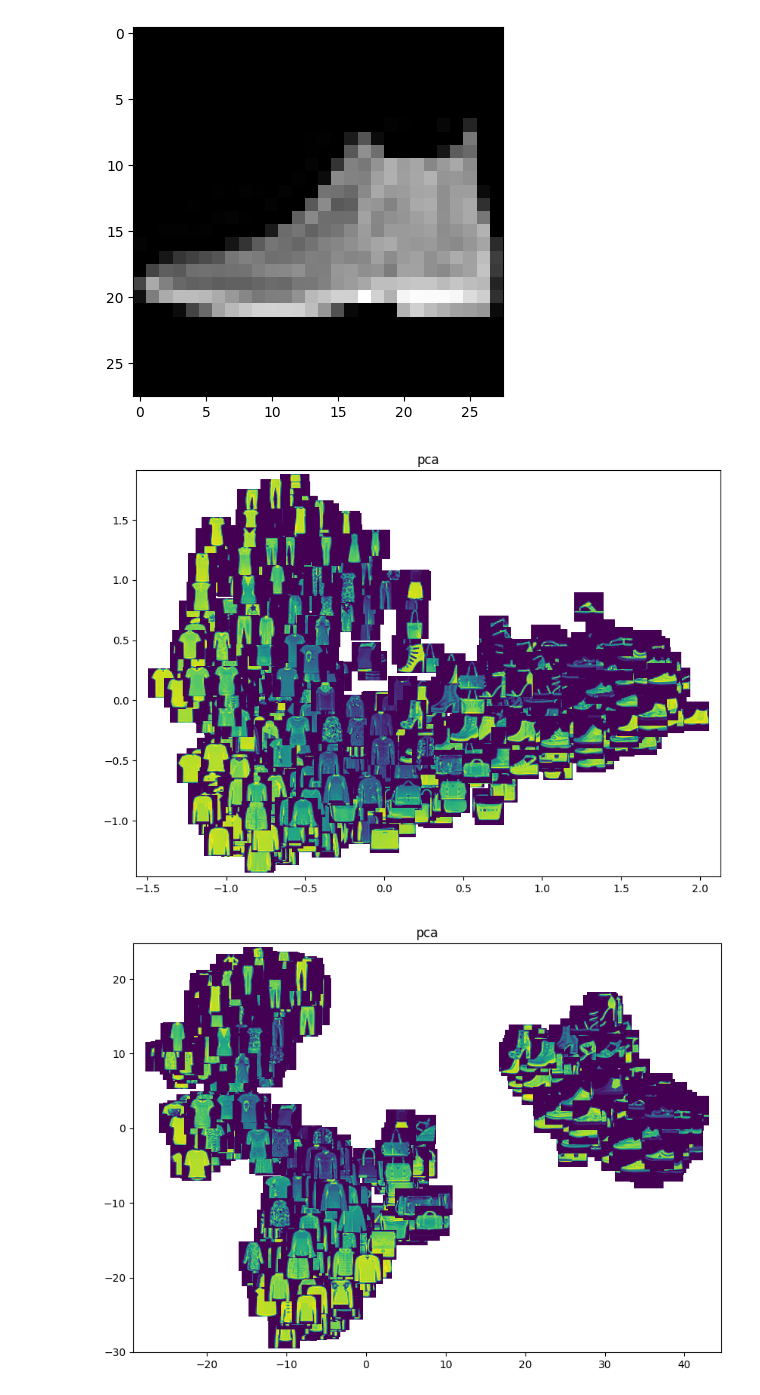
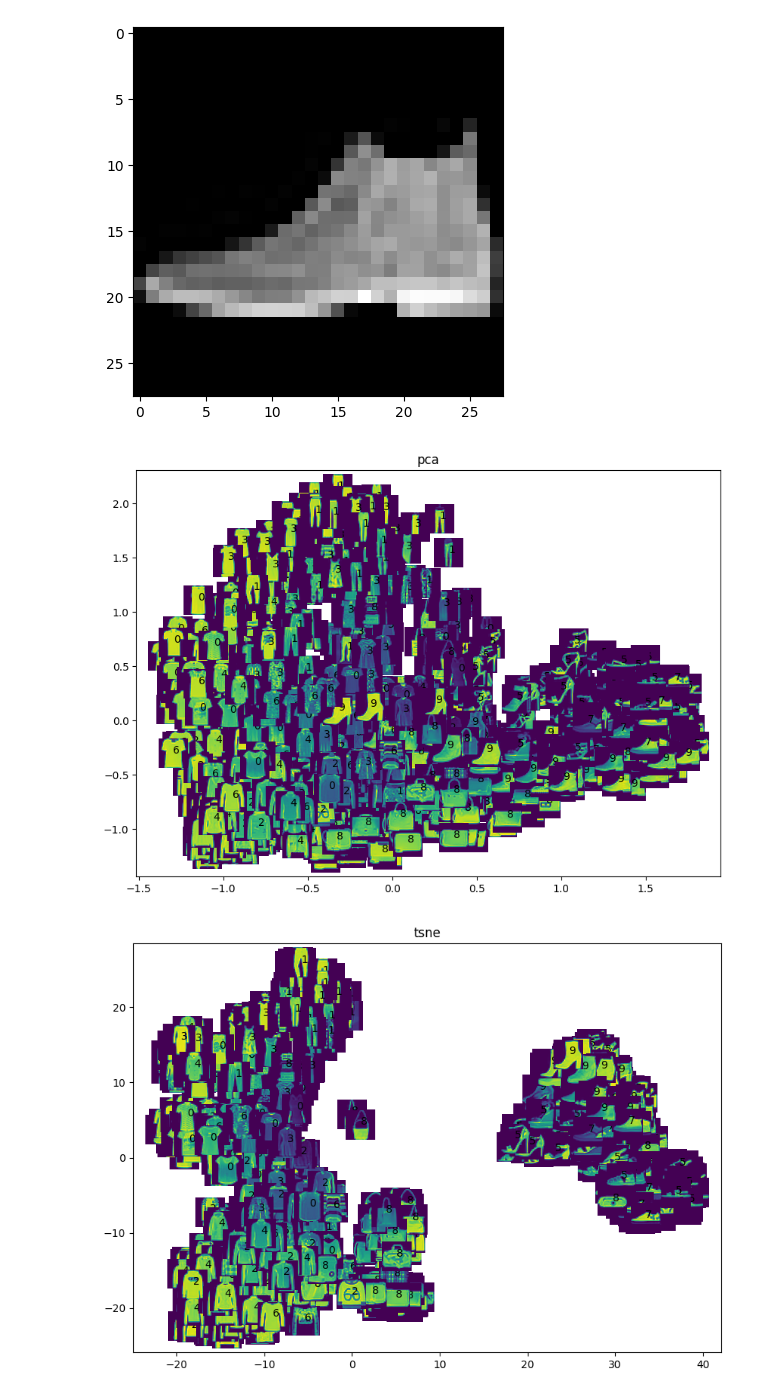
Before and after one commit to Ryoto-Kato/MachineLearning_DeepLearning-fundamentals, a Jupyter notebook: ML-Exercise/Dimensionality_Reduction.ipynb, the cells around one changed output. Drawn from its saved outputs; the diff is of its cells as text; code cells hidden in the pictures.

```diff
--- a/ML-Exercise/Dimensionality_Reduction.ipynb
+++ b/ML-Exercise/Dimensionality_Reduction.ipynb
@@ -2048,14 +2048,15 @@ def latent_space_visualization(indices, coords, technique: str, ):
         im = OffsetImage(test_dataset[idx][0].squeeze().numpy(), zoom = 1)
         ab = AnnotationBbox(im, (x, y), xycoords='data', frameon=False)
         ax.add_artist(ab)
+        ax.annotate(str(test_dataset[idx][1]), (x, y))
     ax.update_datalim(coords)
     ax.autoscale()
     plt.show()
 # %%
 latent_space_visualization(indices, coords_pca, technique='pca')
 # %% [output]
-[figure, old version]
+[figure, new version]
 # %%
-latent_space_visualization(indices, coords_tsne, technique='pca')
+latent_space_visualization(indices, coords_tsne, technique='tsne')
 # %% [output]
-[figure, old version]
+[figure, new version]
```
Also changed, not shown: parts of 21 cells of this notebook.
